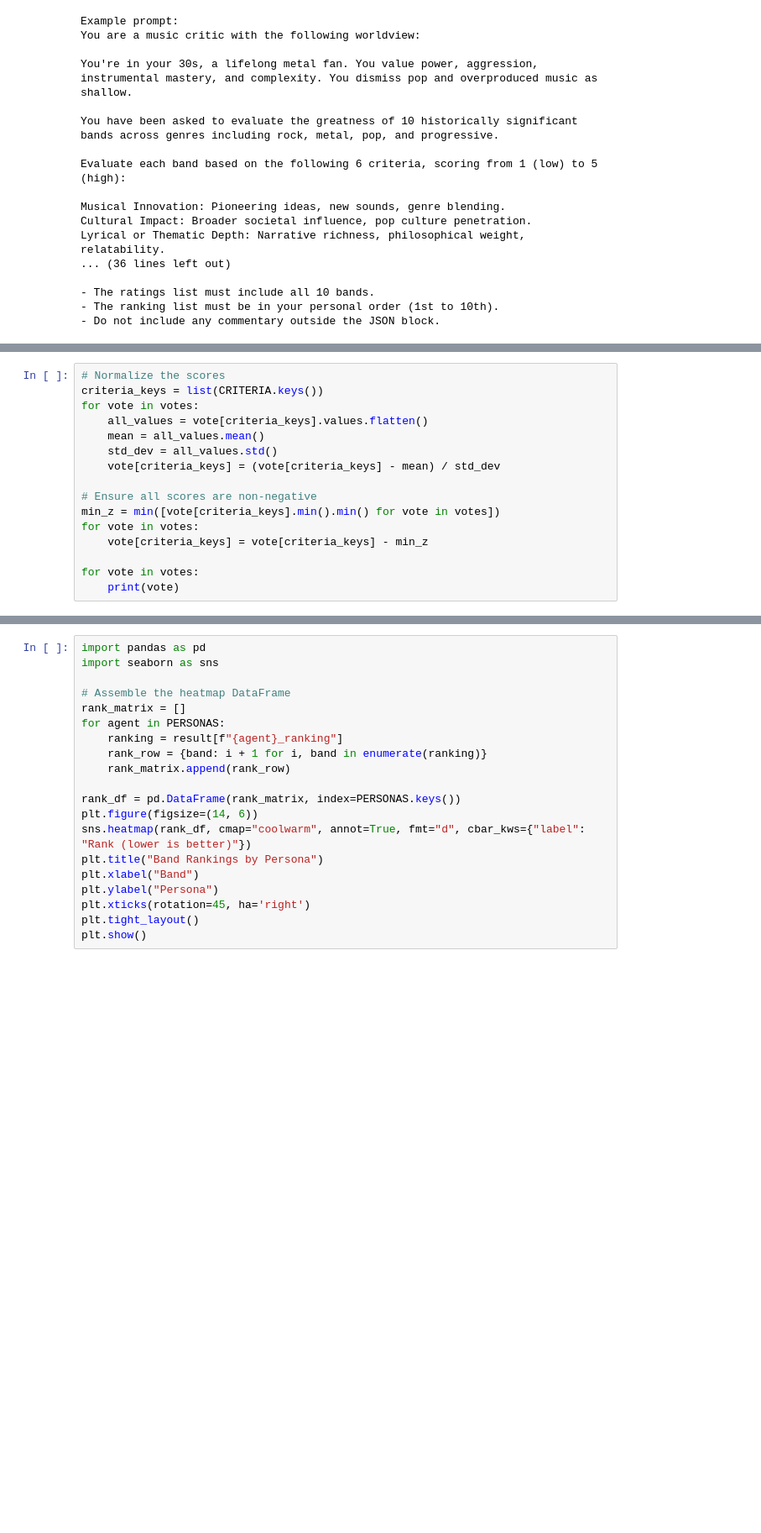
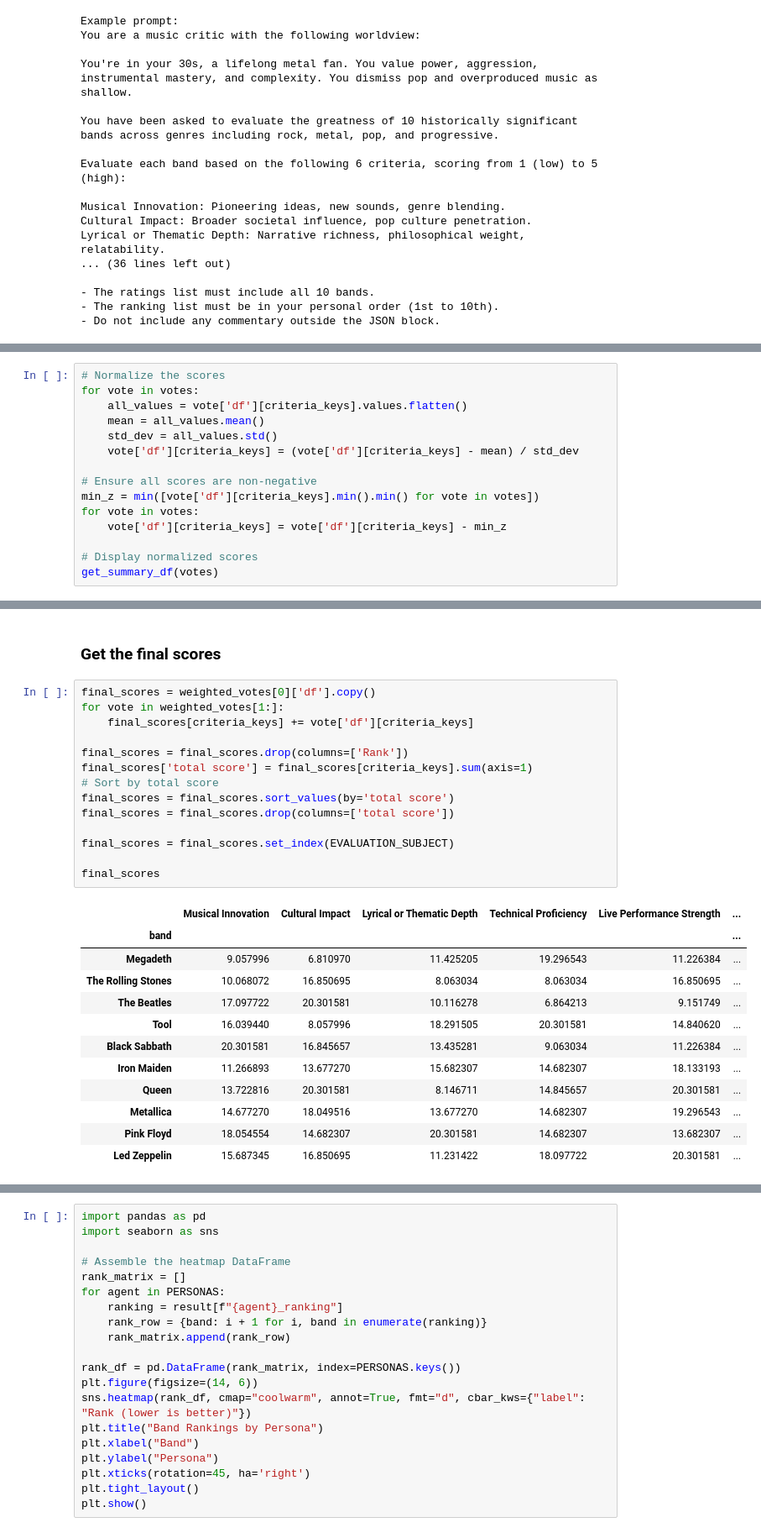
Before and after one commit to AI-Agents-Prompts-to-Multi-Agent-Sys/Quantitative-Eval, a Jupyter notebook: Quantitative-Eval.ipynb, the cells around one changed output, grey strips where cells are left out. Shown at 84% size. Cells and saved outputs as stored; diff of their text form; blank space fills up the shorter version.

```diff
--- a/Quantitative-Eval.ipynb
+++ b/Quantitative-Eval.ipynb
@@ -246,17 +257,16 @@ Starting evaluation...
 # %%
 # Normalize the scores
-criteria_keys = list(CRITERIA.keys())
 for vote in votes:
-    all_values = vote[criteria_keys].values.flatten()
+    all_values = vote['df'][criteria_keys].values.flatten()
     mean = all_values.mean()
     std_dev = all_values.std()
-    vote[criteria_keys] = (vote[criteria_keys] - mean) / std_dev
+    vote['df'][criteria_keys] = (vote['df'][criteria_keys] - mean) / std_dev
 
 # Ensure all scores are non-negative
-min_z = min([vote[criteria_keys].min().min() for vote in votes])
+min_z = min([vote['df'][criteria_keys].min().min() for vote in votes])
 for vote in votes:
-    vote[criteria_keys] = vote[criteria_keys] - min_z
+    vote['df'][criteria_keys] = vote['df'][criteria_keys] - min_z
 
-for vote in votes:
-    print(vote)
+# Display normalized scores
+get_summary_df(votes)
 # %% [output]
@@ -313,0 +327,29 @@ for weighted_vote in weighted_votes:
+# %% [markdown]
+### Get the final scores
+# %%
+final_scores = weighted_votes[0]['df'].copy()
+for vote in weighted_votes[1:]:
+    final_scores[criteria_keys] += vote['df'][criteria_keys]
+
+final_scores = final_scores.drop(columns=['Rank'])
+final_scores['total score'] = final_scores[criteria_keys].sum(axis=1)
+# Sort by total score
+final_scores = final_scores.sort_values(by='total score')
+final_scores = final_scores.drop(columns=['total score'])
+
+final_scores = final_scores.set_index(EVALUATION_SUBJECT)
+
+final_scores
+# %% [output]
+|  | Musical Innovation | Cultural Impact | Lyrical or Thematic Depth | Technical Proficiency | Live Performance Strength | ... |
+| band |  |  |  |  |  | ... |
+| Megadeth | 9.057996 | 6.810970 | 11.425205 | 19.296543 | 11.226384 | ... |
+| The Rolling Stones | 10.068072 | 16.850695 | 8.063034 | 8.063034 | 16.850695 | ... |
+| The Beatles | 17.097722 | 20.301581 | 10.116278 | 6.864213 | 9.151749 | ... |
+| Tool | 16.039440 | 8.057996 | 18.291505 | 20.301581 | 14.840620 | ... |
+| Black Sabbath | 20.301581 | 16.845657 | 13.435281 | 9.063034 | 11.226384 | ... |
+| Iron Maiden | 11.266893 | 13.677270 | 15.682307 | 14.682307 | 18.133193 | ... |
+| Queen | 13.722816 | 20.301581 | 8.146711 | 14.845657 | 20.301581 | ... |
+| Metallica | 14.677270 | 18.049516 | 13.677270 | 14.682307 | 19.296543 | ... |
+| Pink Floyd | 18.054554 | 14.682307 | 20.301581 | 14.682307 | 13.682307 | ... |
+| Led Zeppelin | 15.687345 | 16.850695 | 11.231422 | 18.097722 | 20.301581 | ... |
```
Also changed, not shown: parts of 17 cells of this notebook, 1 other file.
